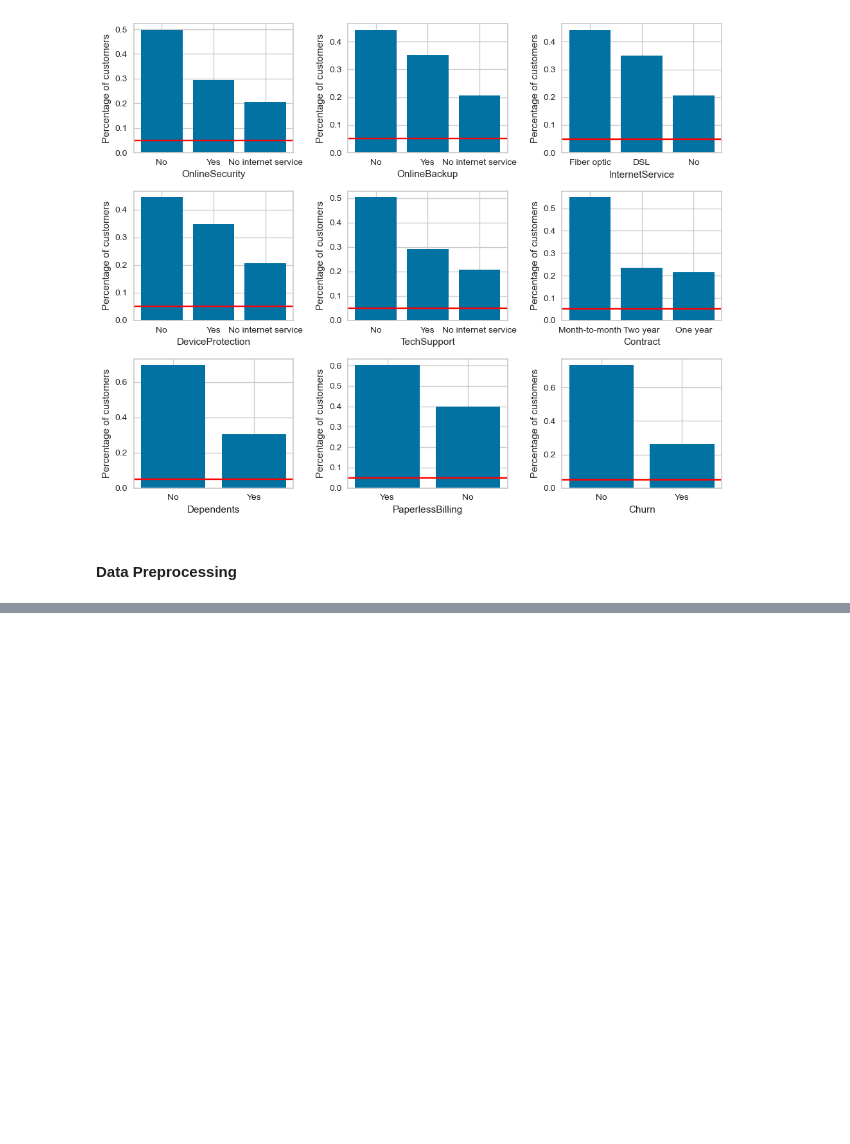
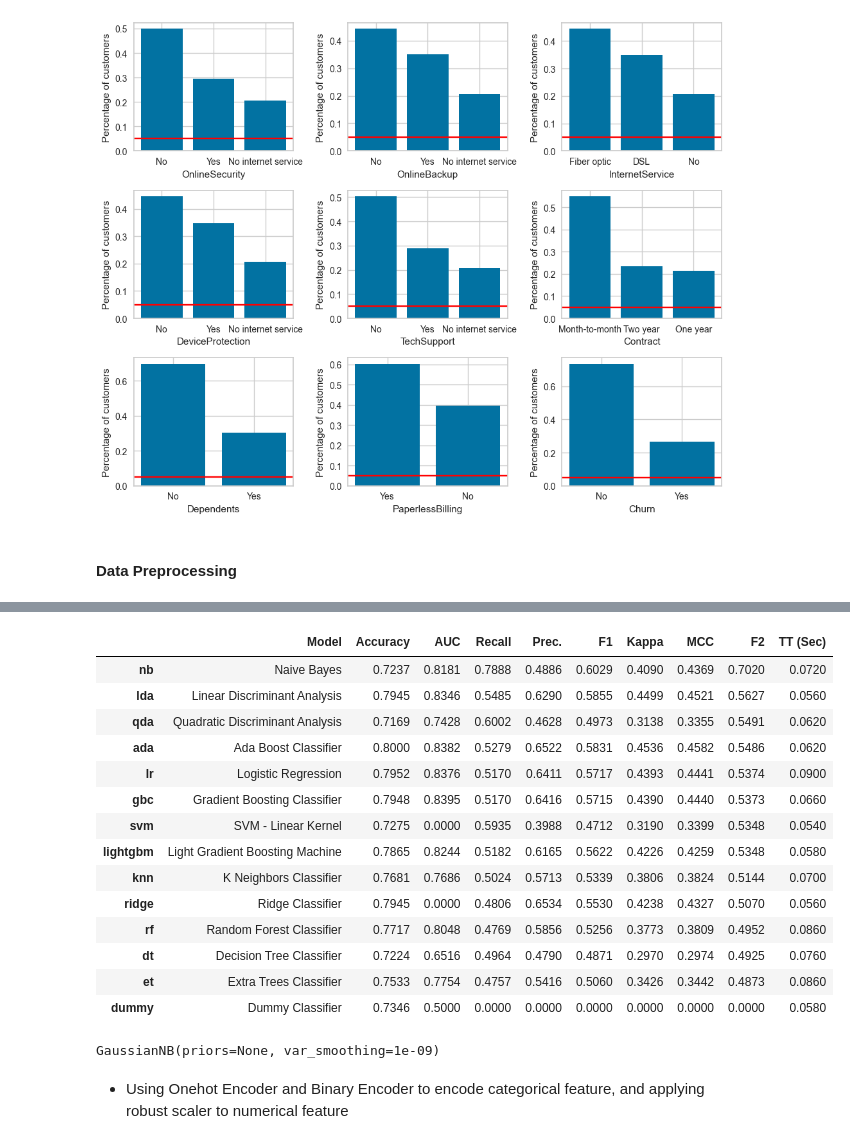
Before and after one commit to zuhririzqi/Telco-Customer-Churn, a Jupyter notebook: notebook/01. Bussiness and Data Understanding.ipynb, the cells around one changed output, grey strips where cells are left out. Drawn from its saved outputs; the diff is of its cells as text; code cells hidden in the pictures; blank space fills up the shorter version.

```diff
--- a/notebook/01. Bussiness and Data Understanding.ipynb
+++ b/notebook/01. Bussiness and Data Understanding.ipynb
@@ -1060,0 +577,7 @@ model_B = exp2.blend_models(estimator_list=estimators, method='soft')
+# %%
+onebin = ClassificationExperiment()
+onebin.setup(**configs,custom_pipeline= pipeline_2)
+onebin.add_metric('F2','F2', fbeta_score, beta=2)
+
+# Tampilkan pipeline
+onebin.get_config('pipeline')
@@ -1060,0 +602,3 @@ model_B = exp2.blend_models(estimator_list=estimators, method='soft')
+# %%
+onebin.compare_models(sort='F2')
+# %% [output]
@@ -1060,0 +606,18 @@ model_B = exp2.blend_models(estimator_list=estimators, method='soft')
+|  | Model | Accuracy | AUC | Recall | Prec. | F1 | Kappa | MCC | F2 | TT (Sec) |
+| nb | Naive Bayes | 0.7237 | 0.8181 | 0.7888 | 0.4886 | 0.6029 | 0.4090 | 0.4369 | 0.7020 | 0.0720 |
+| lda | Linear Discriminant Analysis | 0.7945 | 0.8346 | 0.5485 | 0.6290 | 0.5855 | 0.4499 | 0.4521 | 0.5627 | 0.0560 |
+| qda | Quadratic Discriminant Analysis | 0.7169 | 0.7428 | 0.6002 | 0.4628 | 0.4973 | 0.3138 | 0.3355 | 0.5491 | 0.0620 |
+| ada | Ada Boost Classifier | 0.8000 | 0.8382 | 0.5279 | 0.6522 | 0.5831 | 0.4536 | 0.4582 | 0.5486 | 0.0620 |
+| lr | Logistic Regression | 0.7952 | 0.8376 | 0.5170 | 0.6411 | 0.5717 | 0.4393 | 0.4441 | 0.5374 | 0.0900 |
+| gbc | Gradient Boosting Classifier | 0.7948 | 0.8395 | 0.5170 | 0.6416 | 0.5715 | 0.4390 | 0.4440 | 0.5373 | 0.0660 |
+| svm | SVM - Linear Kernel | 0.7275 | 0.0000 | 0.5935 | 0.3988 | 0.4712 | 0.3190 | 0.3399 | 0.5348 | 0.0540 |
+| lightgbm | Light Gradient Boosting Machine | 0.7865 | 0.8244 | 0.5182 | 0.6165 | 0.5622 | 0.4226 | 0.4259 | 0.5348 | 0.0580 |
+| knn | K Neighbors Classifier | 0.7681 | 0.7686 | 0.5024 | 0.5713 | 0.5339 | 0.3806 | 0.3824 | 0.5144 | 0.0700 |
+| ridge | Ridge Classifier | 0.7945 | 0.0000 | 0.4806 | 0.6534 | 0.5530 | 0.4238 | 0.4327 | 0.5070 | 0.0560 |
+| rf | Random Forest Classifier | 0.7717 | 0.8048 | 0.4769 | 0.5856 | 0.5256 | 0.3773 | 0.3809 | 0.4952 | 0.0860 |
+| dt | Decision Tree Classifier | 0.7224 | 0.6516 | 0.4964 | 0.4790 | 0.4871 | 0.2970 | 0.2974 | 0.4925 | 0.0760 |
+| et | Extra Trees Classifier | 0.7533 | 0.7754 | 0.4757 | 0.5416 | 0.5060 | 0.3426 | 0.3442 | 0.4873 | 0.0860 |
+| dummy | Dummy Classifier | 0.7346 | 0.5000 | 0.0000 | 0.0000 | 0.0000 | 0.0000 | 0.0000 | 0.0000 | 0.0580 |
+GaussianNB(priors=None, var_smoothing=1e-09)
+# %% [markdown]
+- Using Onehot Encoder  and Binary Encoder to encode categorical feature, and applying robust scaler to numerical feature
```
Also changed, not shown: parts of 100 cells of this notebook, 5 other files.
